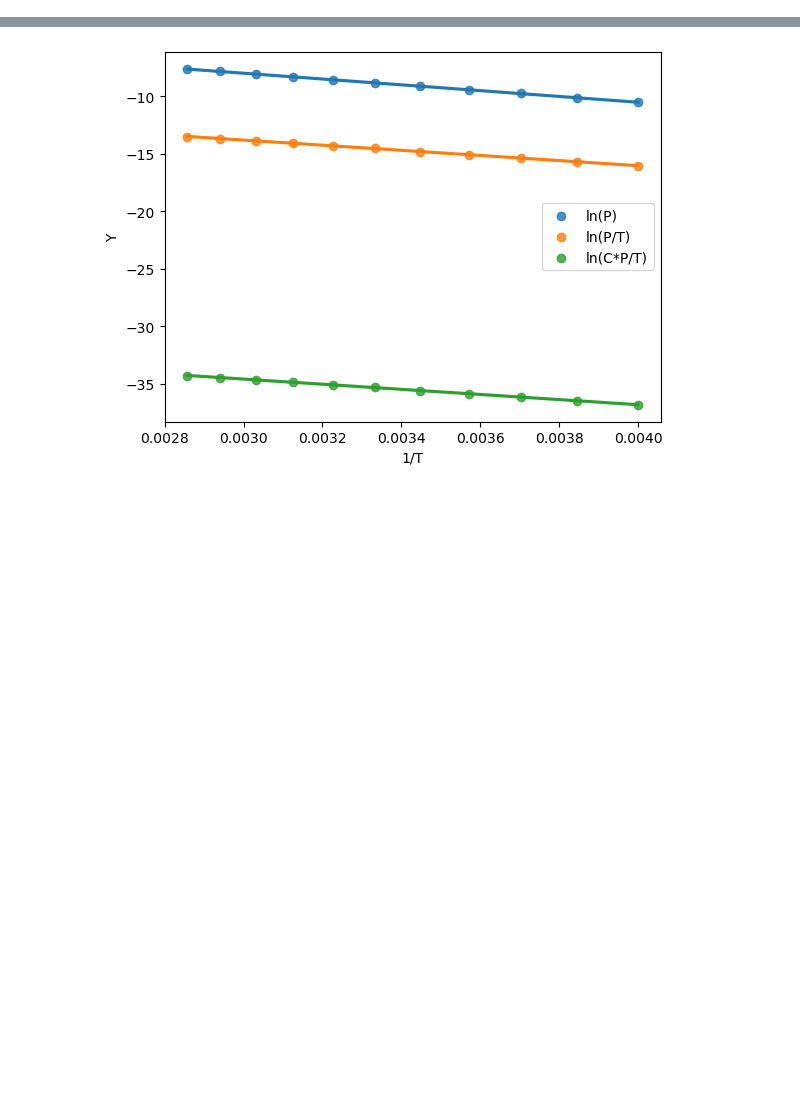
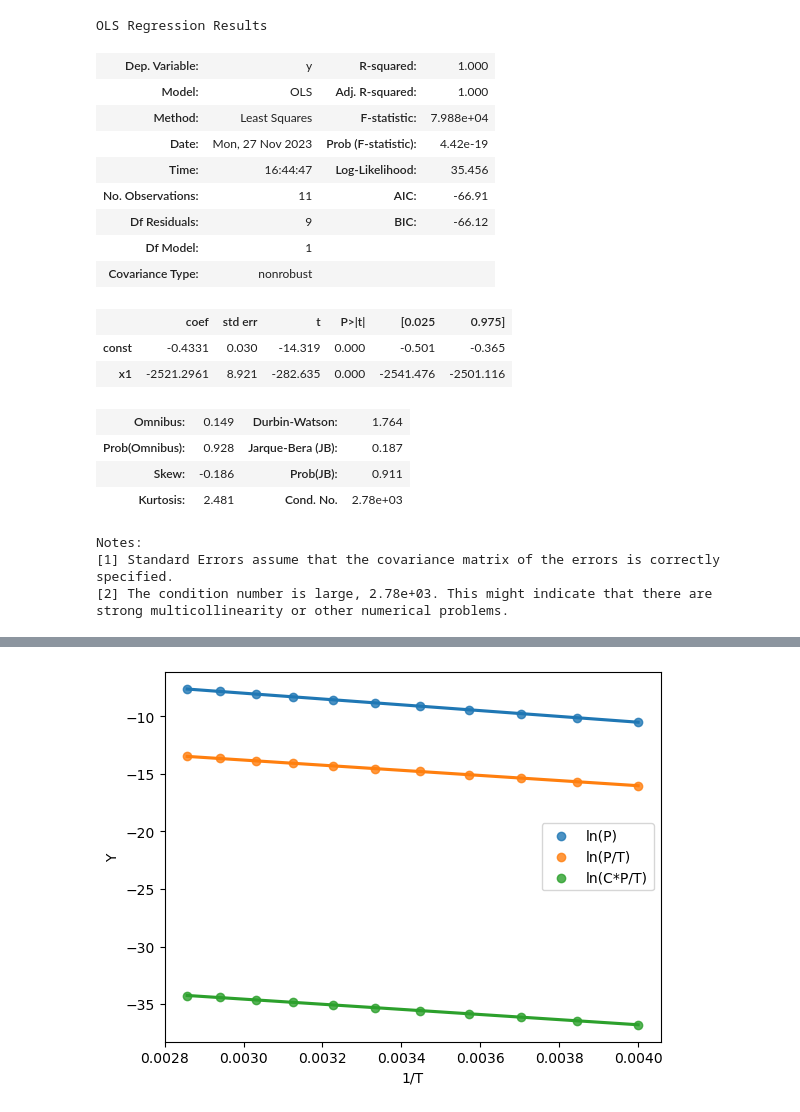
Before and after one commit to schwinns/eyring_model, a Jupyter notebook: testing_notebooks/testing_Arrhenius_barriers.ipynb, the cells around one changed output, grey strips where cells are left out. Drawn from its saved outputs; the diff is of its cells as text; code cells hidden in the pictures; blank space fills up the shorter version.

```diff
--- a/testing_notebooks/testing_Arrhenius_barriers.ipynb
+++ b/testing_notebooks/testing_Arrhenius_barriers.ipynb
@@ -62 +72,25 @@ Arrhenius prefactor, ln(A): -0.43 +/- 0.04 A/s
 Prediction for 305 K: -8.70
+# %%
+results1.summary()
+# %% [output]
+OLS Regression Results
+| Dep. Variable: | y | R-squared: | 1.000 |
+| Model: | OLS | Adj. R-squared: | 1.000 |
+| Method: | Least Squares | F-statistic: | 7.988e+04 |
+| Date: | Mon, 27 Nov 2023 | Prob (F-statistic): | 4.42e-19 |
+| Time: | 16:44:47 | Log-Likelihood: | 35.456 |
+| No. Observations: | 11 | AIC: | -66.91 |
+| Df Residuals: | 9 | BIC: | -66.12 |
+| Df Model: | 1 |  |  |
+| Covariance Type: | nonrobust |  |  |
+|  | coef | std err | t | P>|t| | [0.025 | 0.975] |
+| const | -0.4331 | 0.030 | -14.319 | 0.000 | -0.501 | -0.365 |
+| x1 | -2521.2961 | 8.921 | -282.635 | 0.000 | -2541.476 | -2501.116 |
+| Omnibus: | 0.149 | Durbin-Watson: | 1.764 |
+| Prob(Omnibus): | 0.928 | Jarque-Bera (JB): | 0.187 |
+| Skew: | -0.186 | Prob(JB): | 0.911 |
+| Kurtosis: | 2.481 | Cond. No. | 2.78e+03 |
+Notes:
+[1] Standard Errors assume that the covariance matrix of the errors is correctly specified.
+[2] The condition number is large, 2.78e+03. This might indicate that there are
+strong multicollinearity or other numerical problems.
```
Also changed, not shown: parts of 23 cells of this notebook, 2 other files.
